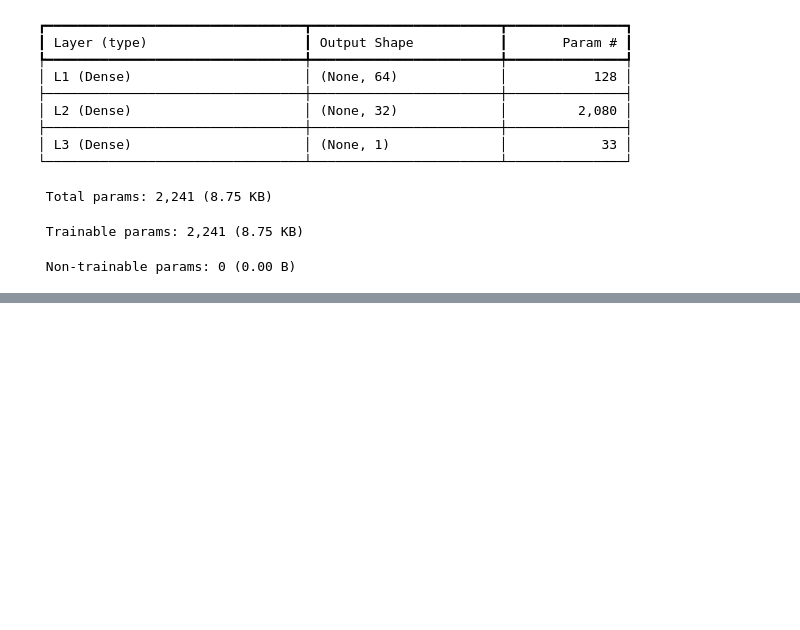
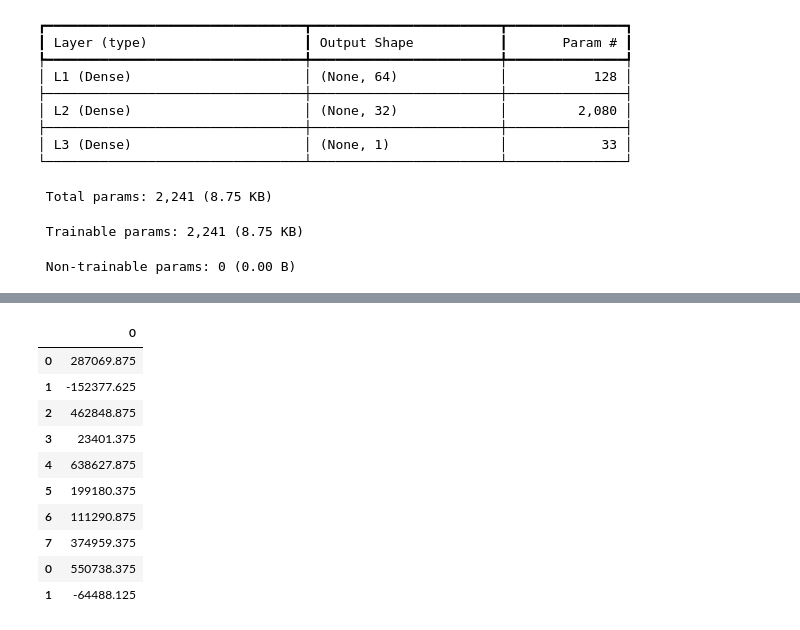
Before and after one commit to prasanna-venkatesh-m/salary-prediction-polynomial-regression, a Jupyter notebook: polynomial_salary_neural_network.ipynb, the cells around one changed output, grey strips where cells are left out. Saved outputs shown, nothing was run; the diff lists cells and outputs as text; code cells hidden in the pictures; blank space fills up the shorter version.

```diff
--- a/polynomial_salary_neural_network.ipynb
+++ b/polynomial_salary_neural_network.ipynb
@@ -210,0 +218,14 @@ print(mean_squared_error(y_test_scaled, y_test_pred))
+# %%
+overall_pred
+# %% [output]
+|  | 0 |
+| 0 | 287069.875 |
+| 1 | -152377.625 |
+| 2 | 462848.875 |
+| 3 | 23401.375 |
+| 4 | 638627.875 |
+| 5 | 199180.375 |
+| 6 | 111290.875 |
+| 7 | 374959.375 |
+| 0 | 550738.375 |
+| 1 | -64488.125 |
```
Also changed, not shown: parts of 8 cells of this notebook.
